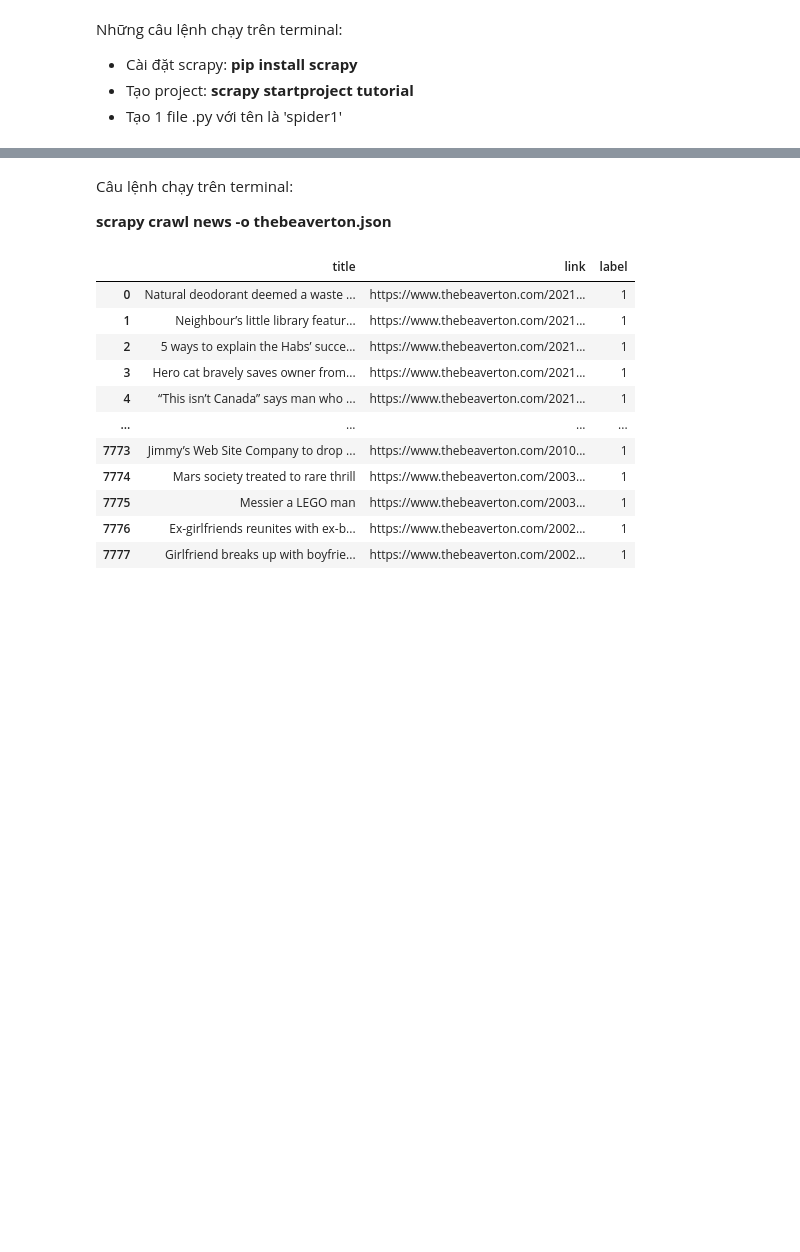
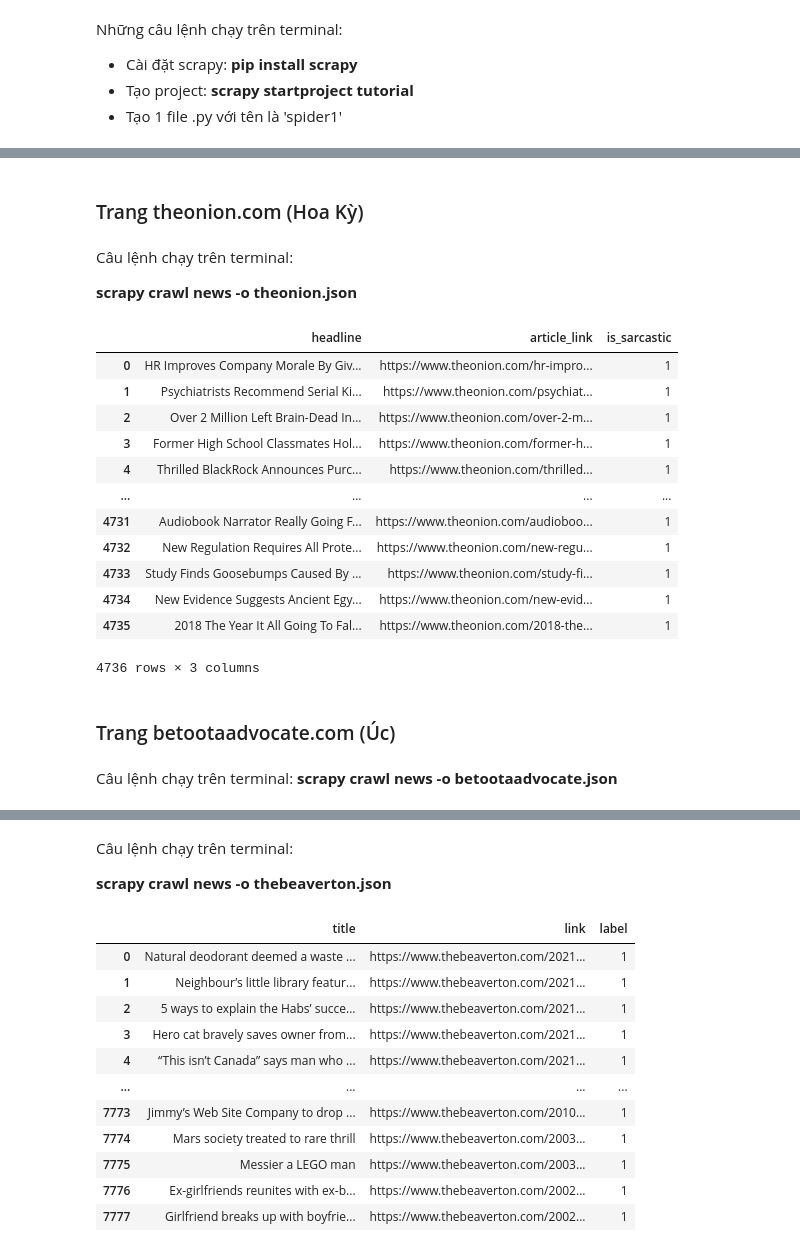
Before and after one commit to dxmai/CS114.L21.KHCL, a Jupyter notebook: Colab/SarcasmDetection/SarcasmDetection.ipynb, the cells around one changed output, grey strips where cells are left out. Drawn from its saved outputs; the diff is of its cells as text; code cells hidden in the pictures; blank space fills up the shorter version.

```diff
--- a/Colab/SarcasmDetection/SarcasmDetection.ipynb
+++ b/Colab/SarcasmDetection/SarcasmDetection.ipynb
@@ -16,0 +105,2 @@ Những câu lệnh chạy trên terminal:
+# %% [markdown]
+### Trang theonion.com (Hoa Kỳ)
@@ -16,0 +162,23 @@ Những câu lệnh chạy trên terminal:
+# %% [markdown]
+Câu lệnh chạy trên terminal:
+
+**scrapy crawl news -o theonion.json**
+# %%
+onion = pd.read_json('https://raw.githubusercontent.com/dxmai/CS114.L21.KHCL/main/Colab/SarcasmDetection/Dataset/theonion.json')
+onion
+# %% [output]
+|  | headline | article_link | is_sarcastic |
+| 0 | HR Improves Company Morale By Giv... | https://www.theonion.com/hr-impro... | 1 |
+| 1 | Psychiatrists Recommend Serial Ki... | https://www.theonion.com/psychiat... | 1 |
+| 2 | Over 2 Million Left Brain-Dead In... | https://www.theonion.com/over-2-m... | 1 |
+| 3 | Former High School Classmates Hol... | https://www.theonion.com/former-h... | 1 |
+| 4 | Thrilled BlackRock Announces Purc... | https://www.theonion.com/thrilled... | 1 |
+| ... | ... | ... | ... |
+| 4731 | Audiobook Narrator Really Going F... | https://www.theonion.com/audioboo... | 1 |
+| 4732 | New Regulation Requires All Prote... | https://www.theonion.com/new-regu... | 1 |
+| 4733 | Study Finds Goosebumps Caused By ... | https://www.theonion.com/study-fi... | 1 |
+| 4734 | New Evidence Suggests Ancient Egy... | https://www.theonion.com/new-evid... | 1 |
+| 4735 | 2018 The Year It All Going To Fal... | https://www.theonion.com/2018-the... | 1 |
+4736 rows × 3 columns
+# %% [markdown]
+### Trang betootaadvocate.com (Úc)
@@ -16,0 +225,3 @@ Những câu lệnh chạy trên terminal:
+# %% [markdown]
+Câu lệnh chạy trên terminal:
+**scrapy crawl news -o betootaadvocate.json**
```
Also changed, not shown: parts of 63 cells of this notebook.
